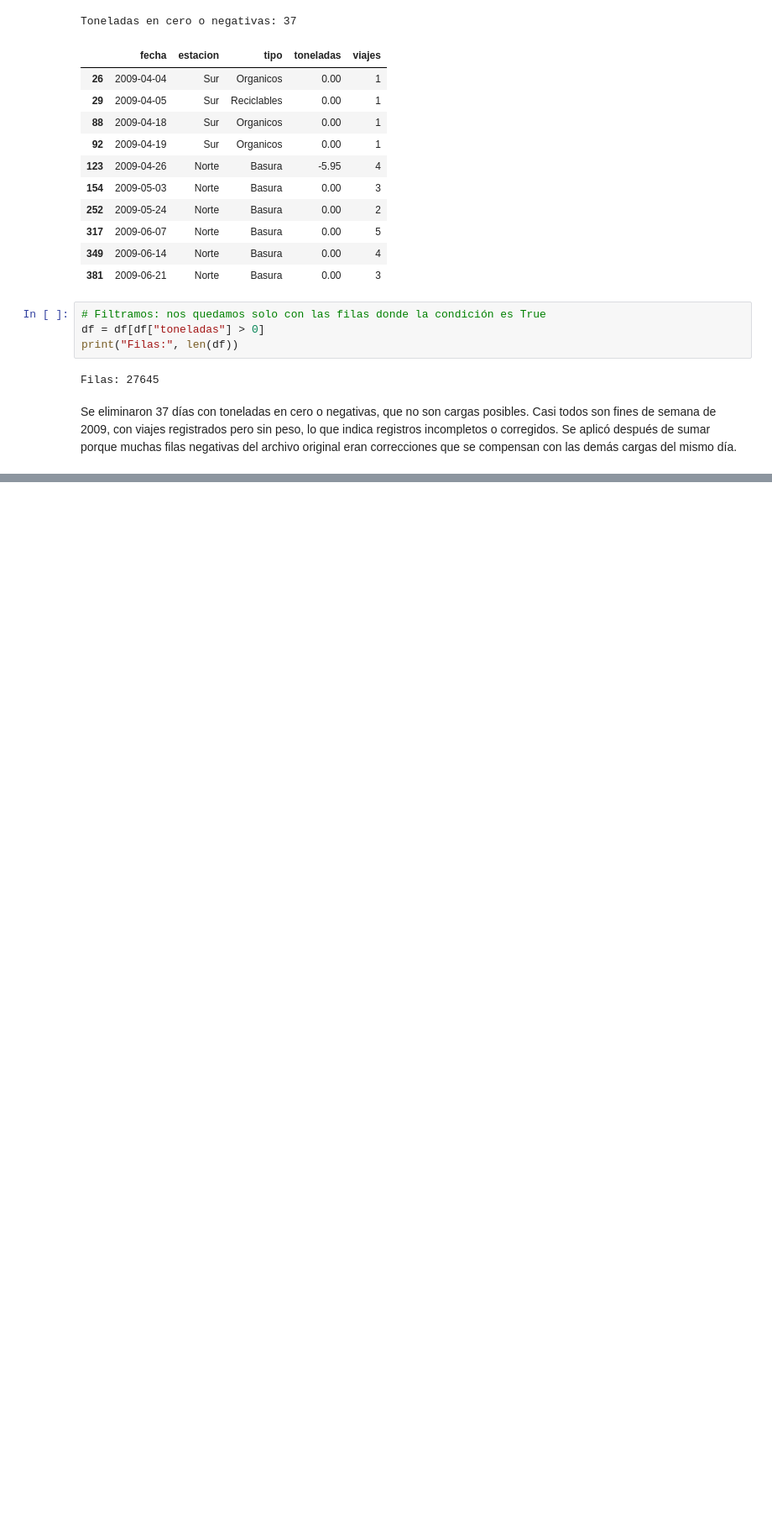
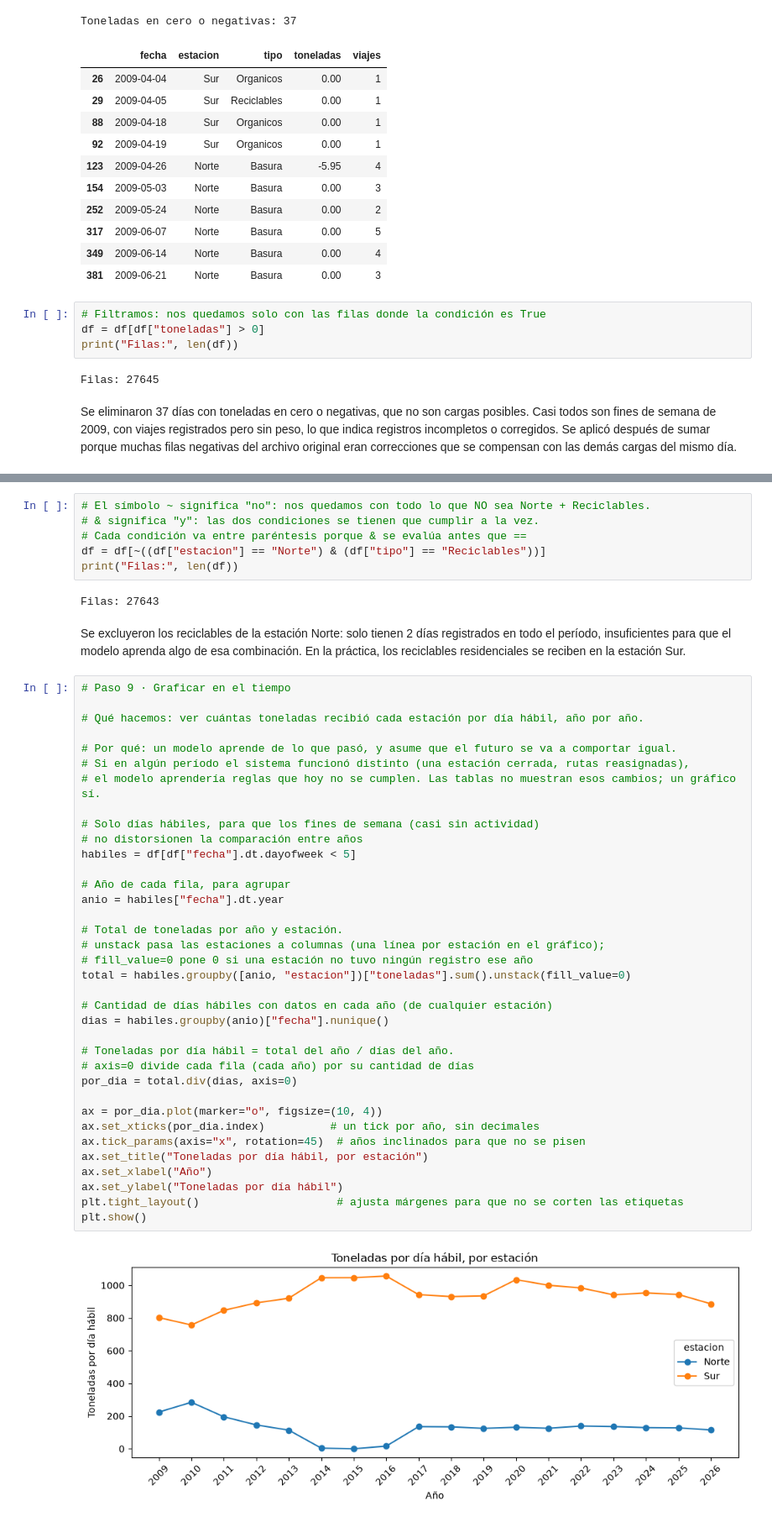
Before and after one commit to Naccho27/tp-predictivos, a Jupyter notebook: notebooks/01_preparacion.ipynb, the cells around one changed output, grey strips where cells are left out. Shown at 84% size. Saved outputs shown, nothing was run; the diff lists cells and outputs as text; blank space fills up the shorter version.

Commit message:
Paso 9: análisis temporal por estación y recorte desde 2017

```diff
--- a/notebooks/01_preparacion.ipynb
+++ b/notebooks/01_preparacion.ipynb
@@ -233,0 +252,48 @@ Se eliminaron 37 días con toneladas en cero o negativas, que no son cargas posi
+# %%
+# El símbolo ~ significa "no": nos quedamos con todo lo que NO sea Norte + Reciclables.
+# & significa "y": las dos condiciones se tienen que cumplir a la vez.
+# Cada condición va entre paréntesis porque & se evalúa antes que ==
+df = df[~((df["estacion"] == "Norte") & (df["tipo"] == "Reciclables"))]
+print("Filas:", len(df))
+# %% [output]
+Filas: 27643
+# %% [markdown]
+Se excluyeron los reciclables de la estación Norte: solo tienen 2 días registrados en todo el período, insuficientes para que el modelo aprenda algo de esa combinación. En la práctica, los reciclables residenciales se reciben en la estación Sur.
+# %%
+# Paso 9 · Graficar en el tiempo
+
+# Qué hacemos: ver cuántas toneladas recibió cada estación por día hábil, año por año.
+
+# Por qué: un modelo aprende de lo que pasó, y asume que el futuro se va a comportar igual.
+# Si en algún período el sistema funcionó distinto (una estación cerrada, rutas reasignadas),
+# el modelo aprendería reglas que hoy no se cumplen. Las tablas no muestran esos cambios; un gráfico sí.
+
+# Solo días hábiles, para que los fines de semana (casi sin actividad)
+# no distorsionen la comparación entre años
+habiles = df[df["fecha"].dt.dayofweek < 5]
+
+# Año de cada fila, para agrupar
+anio = habiles["fecha"].dt.year
+
+# Total de toneladas por año y estación.
+# unstack pasa las estaciones a columnas (una línea por estación en el gráfico);
+# fill_value=0 pone 0 si una estación no tuvo ningún registro ese año
+total = habiles.groupby([anio, "estacion"])["toneladas"].sum().unstack(fill_value=0)
+
+# Cantidad de días hábiles con datos en cada año (de cualquier estación)
+dias = habiles.groupby(anio)["fecha"].nunique()
+
+# Toneladas por día hábil = total del año / días del año.
+# axis=0 divide cada fila (cada año) por su cantidad de días
+por_dia = total.div(dias, axis=0)
+
+ax = por_dia.plot(marker="o", figsize=(10, 4))
+ax.set_xticks(por_dia.index)          # un tick por año, sin decimales
+ax.tick_params(axis="x", rotation=45)  # años inclinados para que no se pisen
+ax.set_title("Toneladas por día hábil, por estación")
+ax.set_xlabel("Año")
+ax.set_ylabel("Toneladas por día hábil")
+plt.tight_layout()                     # ajusta márgenes para que no se corten las etiquetas
+plt.show()
+# %% [output]
+[figure, added]
```
Also changed, not shown: parts of 5 cells of this notebook.
